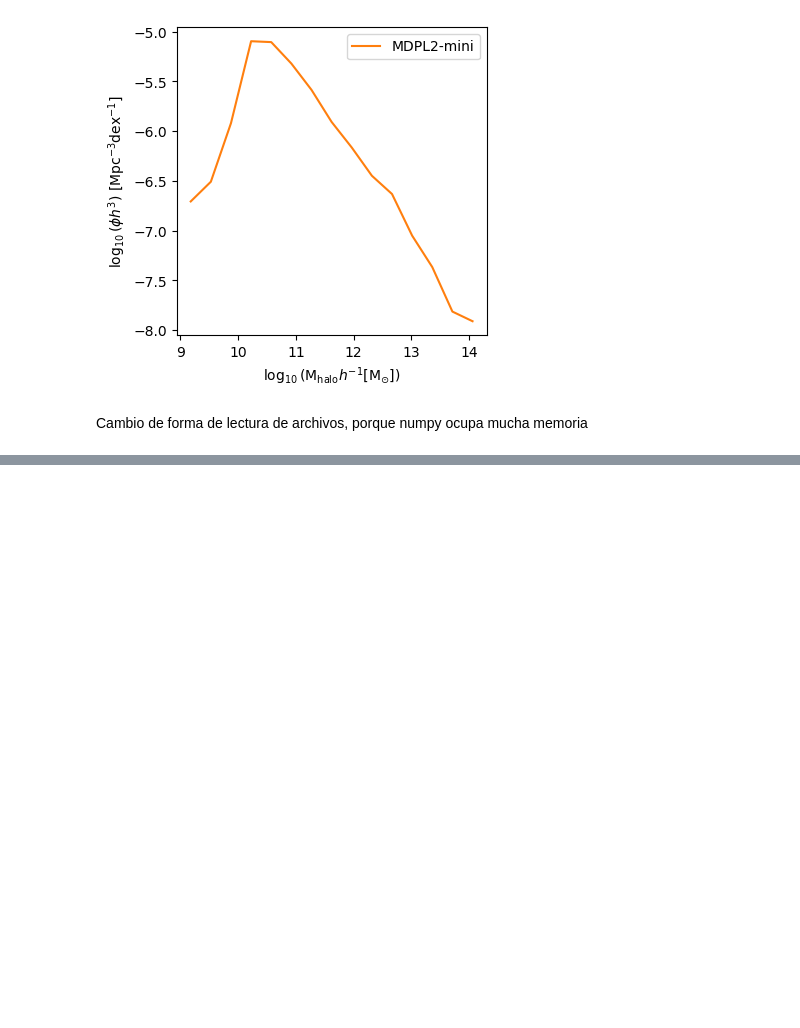
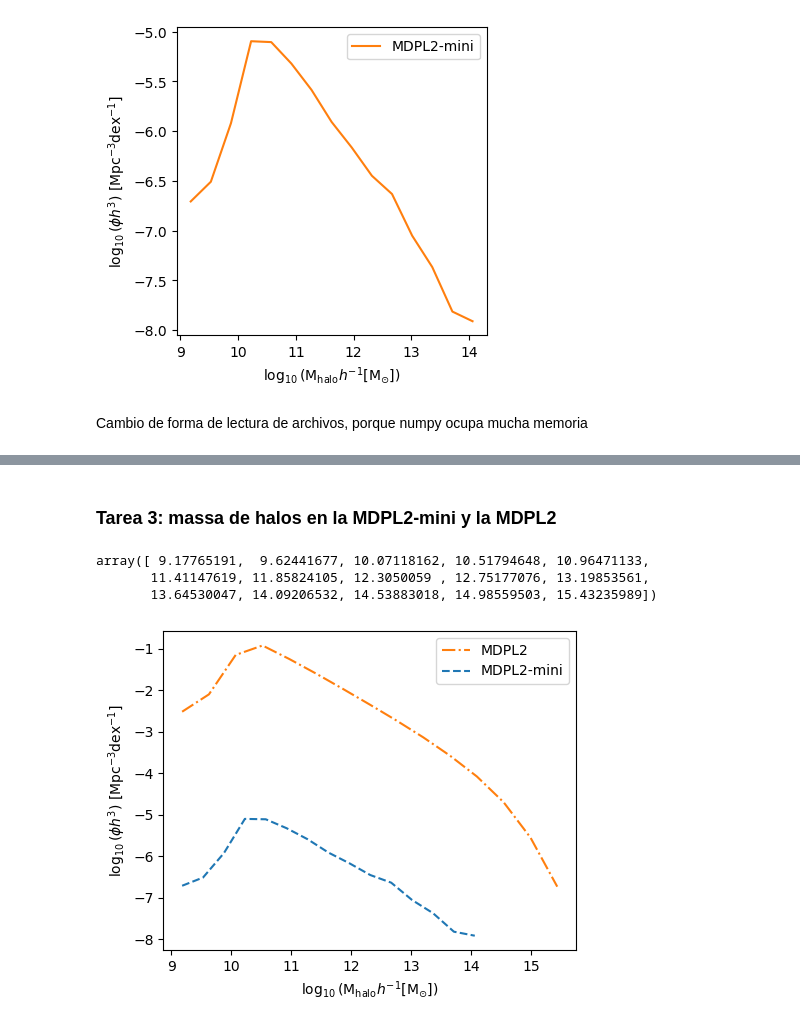
Before and after one commit to fjbautistas/Taller, a Jupyter notebook: Pruebas.ipynb, the cells around one changed output, grey strips where cells are left out. Cells and saved outputs as stored; diff of their text form; code cells hidden in the pictures; blank space fills up the shorter version.

```diff
--- a/Pruebas.ipynb
+++ b/Pruebas.ipynb
@@ -289,0 +303,27 @@ array([1.1418e+14, 6.1737e+12, 4.7089e+12, ..., 1.6560e+10, 1.6560e+10,
+# %% [markdown]
+### Tarea 3: massa de halos en la MDPL2-mini y la MDPL2
+# %%
+M_MPDL2_mini = np.genfromtxt("out_data/datos_masa_mini.csv", delimiter=',', skip_header=1)
+M_MPDL2_big  = np.genfromtxt("out_data/datos_masa.csv", delimiter=',', skip_header=1)
+# %%
+M_MPDL2_big[:,0]
+# %% [output]
+array([ 9.17765191,  9.62441677, 10.07118162, 10.51794648, 10.96471133,
+       11.41147619, 11.85824105, 12.3050059 , 12.75177076, 13.19853561,
+       13.64530047, 14.09206532, 14.53883018, 14.98559503, 15.43235989])
+# %%
+# Grafico con bines:
+fig, ax = plt.subplots(1,1, figsize=(5, 4))
+
+ax.plot(M_MPDL2_big[:,0], M_MPDL2_big[:,1],
+        color='C1', ls='-.', label="MDPL2")
+
+ax.plot(M_MPDL2_mini[:,0], M_MPDL2_mini[:,1],
+        color='C0', ls='--', label="MDPL2-mini")
+
+ax.set_xlabel(r'$\log_{10}$(M$_{\mathrm{halo}}h^{-1}$[$\mathrm{M}_{\odot}$])')
+ax.set_ylabel(r'$\log_{10}(\phi h^{3})$ [Mpc$^{-3}$dex$^{-1}$]')
+plt.legend()
+plt.tight_layout(); plt.savefig("plot/Masas_fi.pdf")
+# %% [output]
+[figure, added]
```
Also changed, not shown: parts of 6 cells of this notebook, 19 other files.
